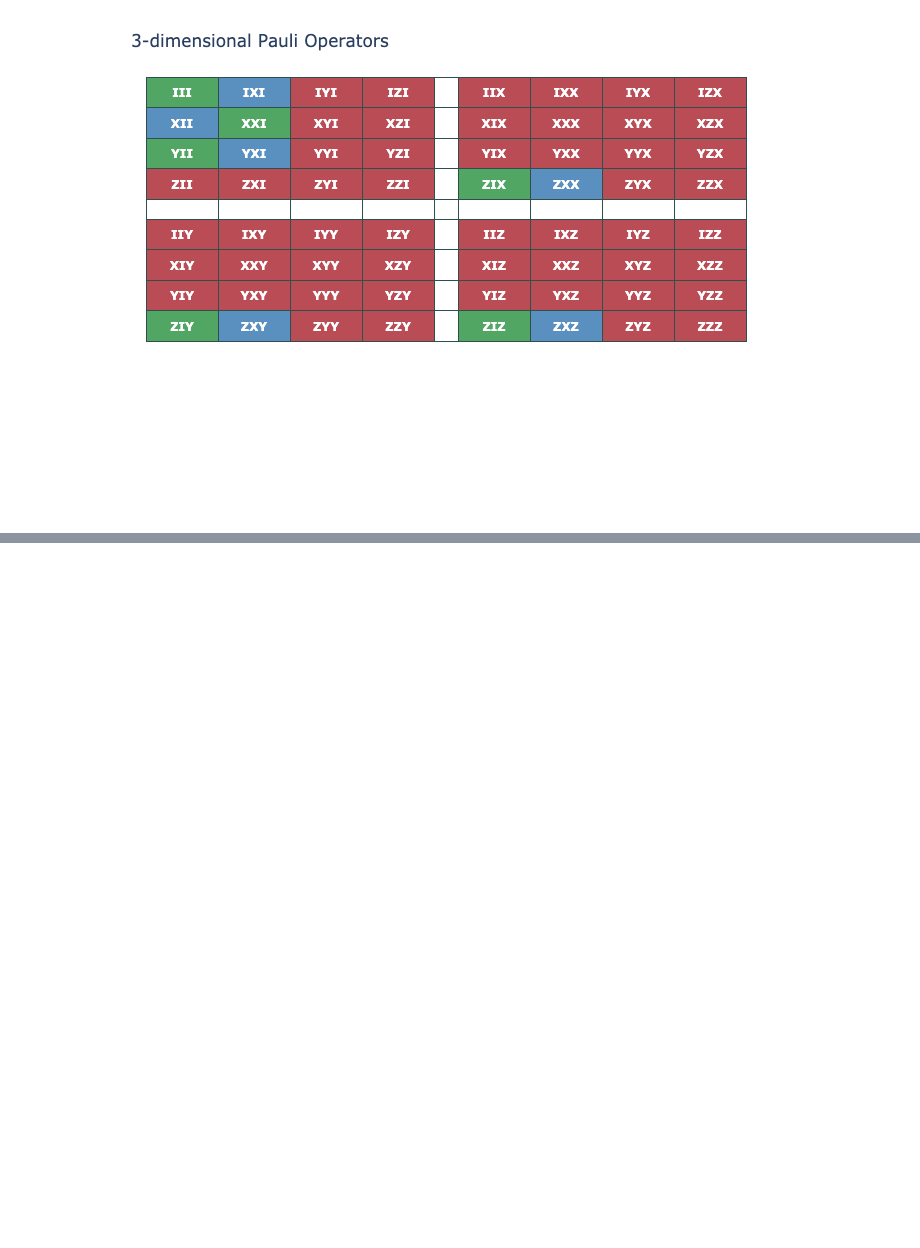
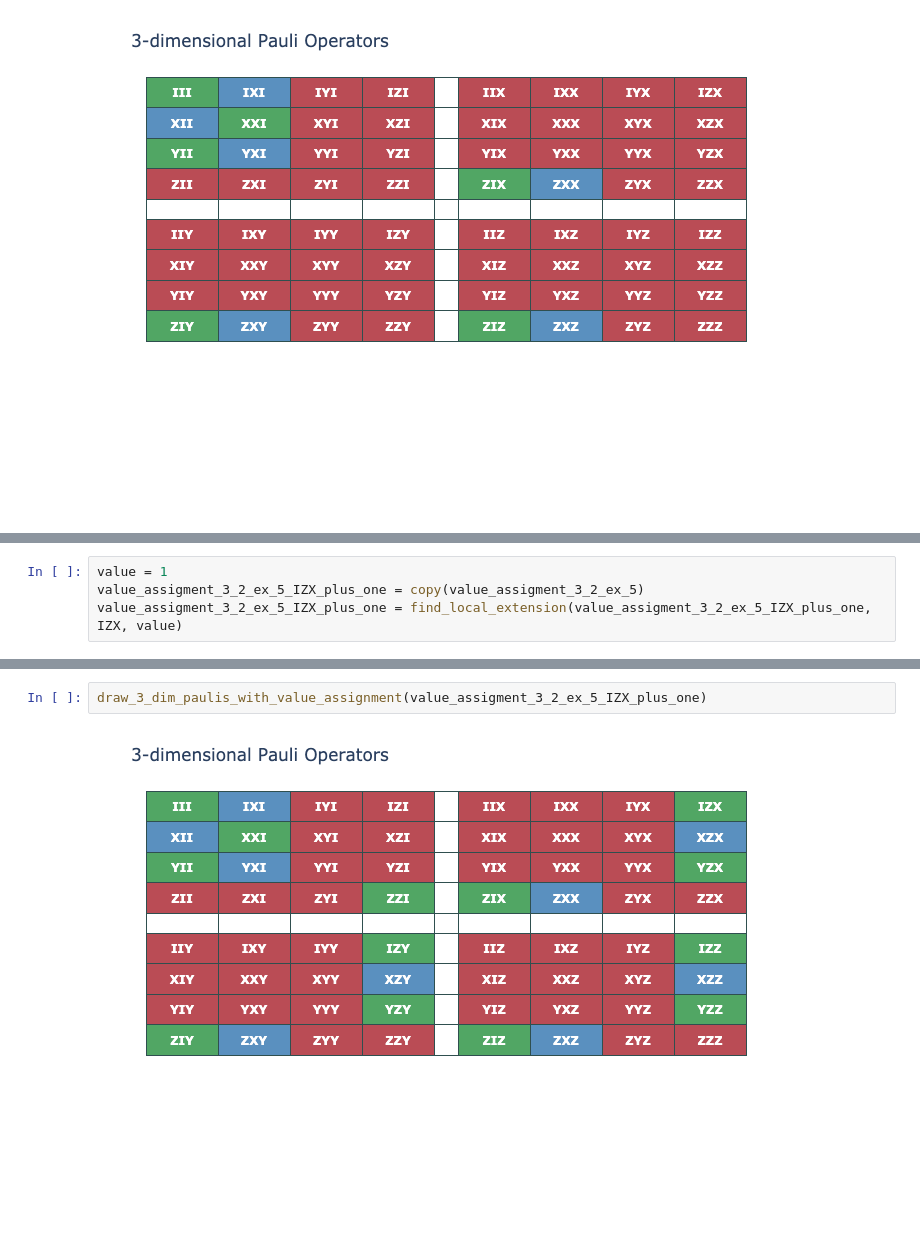
Before and after one commit to BilQCT/LocalPauli, a Jupyter notebook: cnc.ipynb, the cells around one changed output, grey strips where cells are left out. Saved outputs shown, nothing was run; the diff lists cells and outputs as text; blank space fills up the shorter version.

```diff
--- a/cnc.ipynb
+++ b/cnc.ipynb
@@ -789,0 +823,4 @@ draw_3_dim_paulis_with_value_assignment(value_assigment_3_2_ex_5)
+# %%
+value = 1
+value_assigment_3_2_ex_5_IZX_plus_one = copy(value_assigment_3_2_ex_5)
+value_assigment_3_2_ex_5_IZX_plus_one = find_local_extension(value_assigment_3_2_ex_5_IZX_plus_one, IZX, value)
@@ -789,0 +845,4 @@ draw_3_dim_paulis_with_value_assignment(value_assigment_3_2_ex_5)
+# %%
+draw_3_dim_paulis_with_value_assignment(value_assigment_3_2_ex_5_IZX_plus_one)
+# %% [output]
+[figure, added]
```
Also changed, not shown: parts of 8 cells of this notebook, 2 other files.
